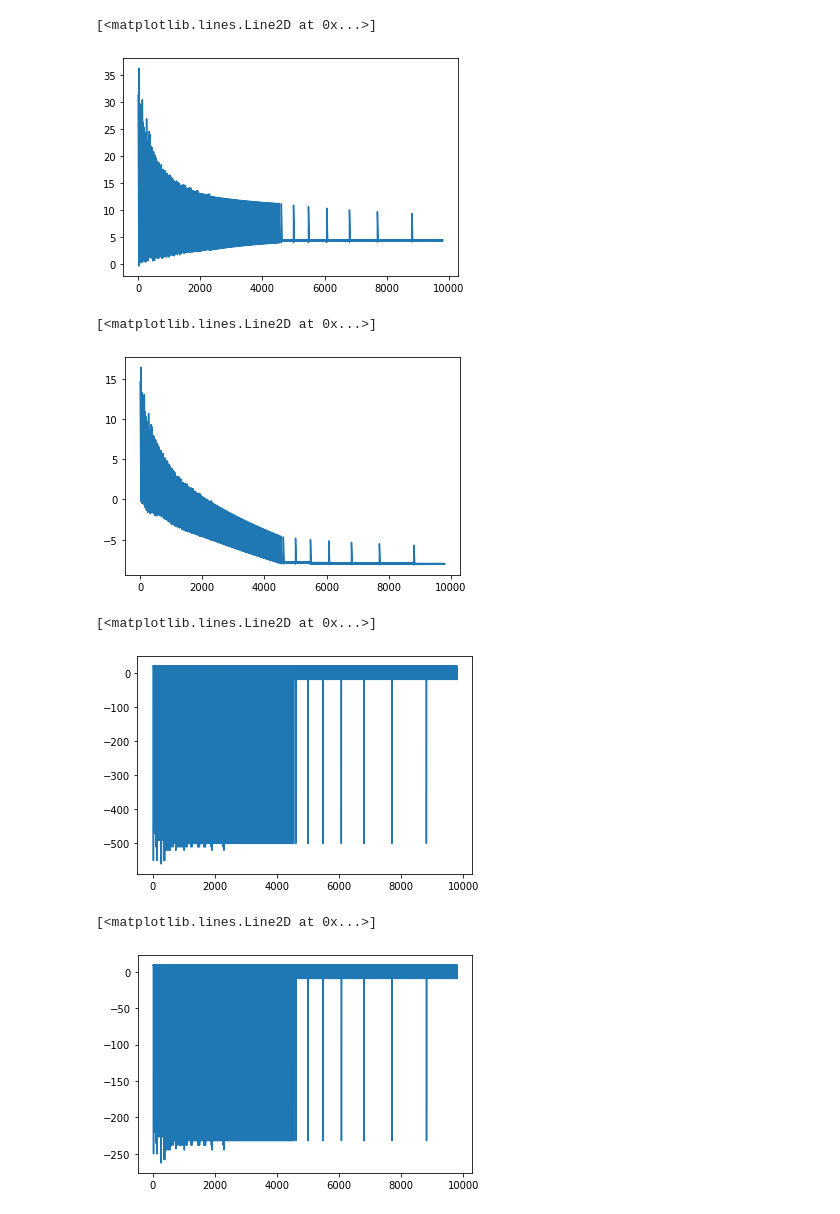
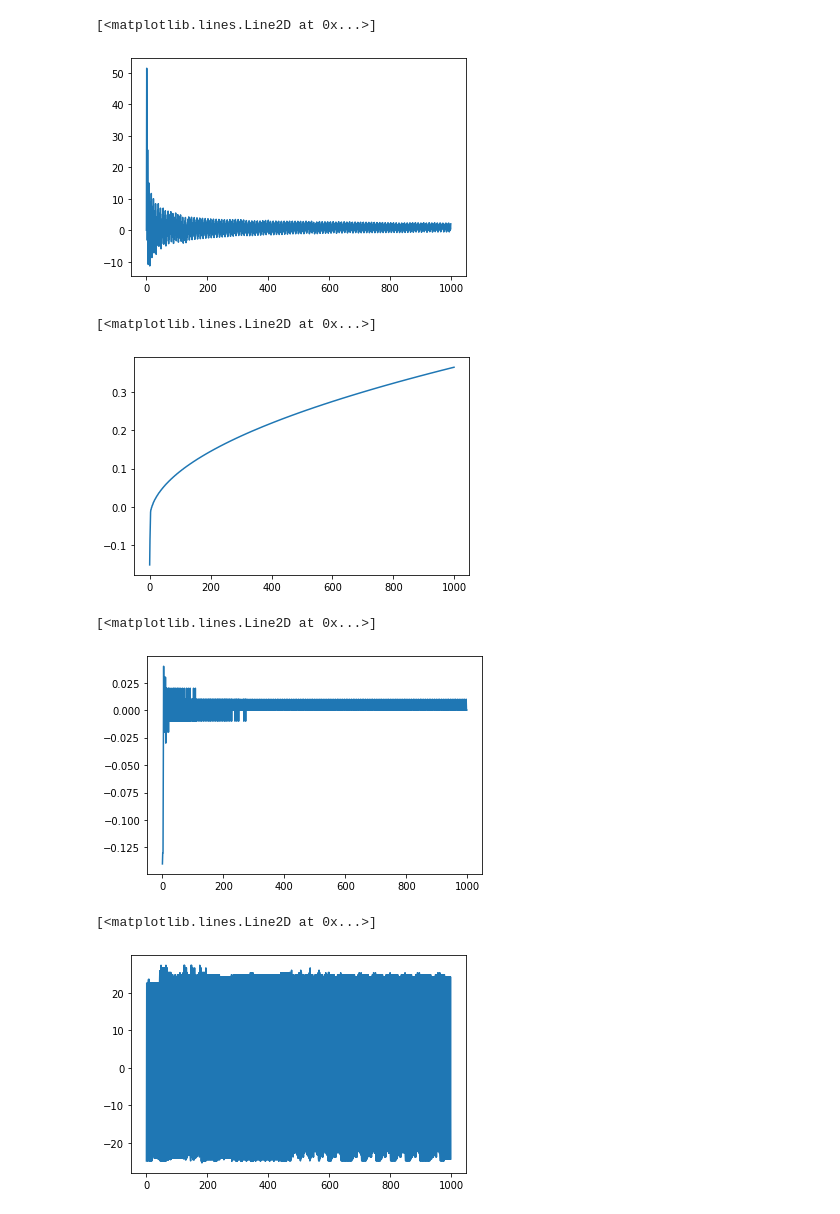
Before and after one commit to emilydiana/fairnessProxies, a Jupyter notebook: LinearProxies_JupyterNotebook.ipynb, the cells around one changed output. Cells and saved outputs as stored; diff of their text form; code cells hidden in the pictures.

Commit message:
Adding objective functions

```diff
--- a/LinearProxies_JupyterNotebook.ipynb
+++ b/LinearProxies_JupyterNotebook.ipynb
@@ -4,14 +4,24 @@ from sklearn.linear_model import LinearRegression
 from matplotlib import pyplot as plt
 # %%
 def linear_costs(x, y, z, theta):
-    costs = (z - np.matmul(x,theta))*(1-2*y)
+    costs = (np.matmul(x,theta)-z)*(1-2*y)
     return costs
 # %%
 def paired_classifier(x, costs):
     f_1 = LinearRegression().fit(x, costs)
     return f_1
+# %%
+def obj_grad(objective, x, z, theta, n):
+    if objective=='MSE':
+        grad = (2/n)*np.matmul(np.transpose(x),np.matmul(x,theta)-z)
+        return grad.flatten()
+    elif objective=='dot_product':
+        grad = (1/n)*np.matmul(np.transpose(x),z)
+        return grad.flatten()
+    else:
+        return 0
 # %%
-def linear_proxies(x, y, z, C, iters, n):
+def linear_proxies(x, y, z, C, iters, n, objective=None):
     zhat = LinearRegression().fit(x, z)
     theta = [np.transpose(zhat.coef_)]
     grad_l = []
@@ -20,12 +30,12 @@ def linear_proxies(x, y, z, C, iters, n):
         f_1 = paired_classifier(x, costs)
         h_s = np.hstack((np.zeros(n).reshape(-1,1), f_1.predict(x)))
         h = np.argmin(h_s, axis=1).reshape(-1,1)
-        if np.abs(np.sum(np.matmul(x,theta[t-1]))/np.sum(z) - 1) >= np.matmul(np.transpose(z - np.matmul(x,theta[t-1])),np.abs(h-y))[0]:
+        if np.abs(np.sum(np.matmul(x,theta[t-1]))/np.sum(z) - 1) >= np.abs(np.matmul(np.transpose(np.matmul(x,theta[t-1])-z),np.abs(h-y)))[0]:
             penalty = np.sign(np.sum(np.matmul(x,theta[t-1]))/np.sum(z) - 1) * np.sum(x, axis=0)/np.sum(z)
         else:
-            penalty = -np.sign(np.matmul(np.transpose(z - np.matmul(x,theta[t-1])),np.abs(h-y))) * np.matmul(np.transpose(x),np.abs(h-y))
+            penalty = -np.sign(np.matmul(np.transpose(np.matmul(x,theta[t-1])-z),np.abs(h-y))) * np.matmul(np.transpose(x),np.abs(h-y))
             penalty = penalty.flatten()
-        grad_l.append(C * penalty)
+        grad_l.append(obj_grad(objective,x,z,theta[t-1],n) - C * penalty)
         theta.append(theta[t-1] - (np.power(t, -1/2) * grad_l[t-1]).reshape(-1,1))
     return theta, grad_l
 # %%
@@ -37,28 +47,28 @@ x_train = np.hstack((intercept, x_train))
 y_train = np.round(np.random.rand(n).reshape(-1,1))
 z_train = np.round(np.random.rand(n).reshape(-1,1))
 
-coefficients, gradients = linear_proxies(x_train, y_train, z_train, 10, 10000, n)
+coefficients, gradients = linear_proxies(x_train, y_train, z_train, 1, 1000, n, objective='dot_product')
 # %%
 coefficients_0 = [row[0] for row in coefficients]
-plt.plot(coefficients_0[200:])
+plt.plot(coefficients_0)
 # %% [output]
 [<matplotlib.lines.Line2D at 0x...>]
-[figure, old version]
+[figure, new version]
 # %%
 coefficients_1 = [row[1] for row in coefficients]
-plt.plot(coefficients_1[200:])
+plt.plot(coefficients_1)
 # %% [output]
 [<matplotlib.lines.Line2D at 0x...>]
-[figure, old version]
+[figure, new version]
 # %%
 gradients_0 = [row[0] for row in gradients]
-plt.plot(gradients_0[200:])
+plt.plot(gradients_0)
 # %% [output]
 [<matplotlib.lines.Line2D at 0x...>]
-[figure, old version]
+[figure, new version]
 # %%
 gradients_1 = [row[1] for row in gradients]
-plt.plot(gradients_1[200:])
+plt.plot(gradients_1)
 # %% [output]
 [<matplotlib.lines.Line2D at 0x...>]
-[figure, old version]
+[figure, new version]
```
